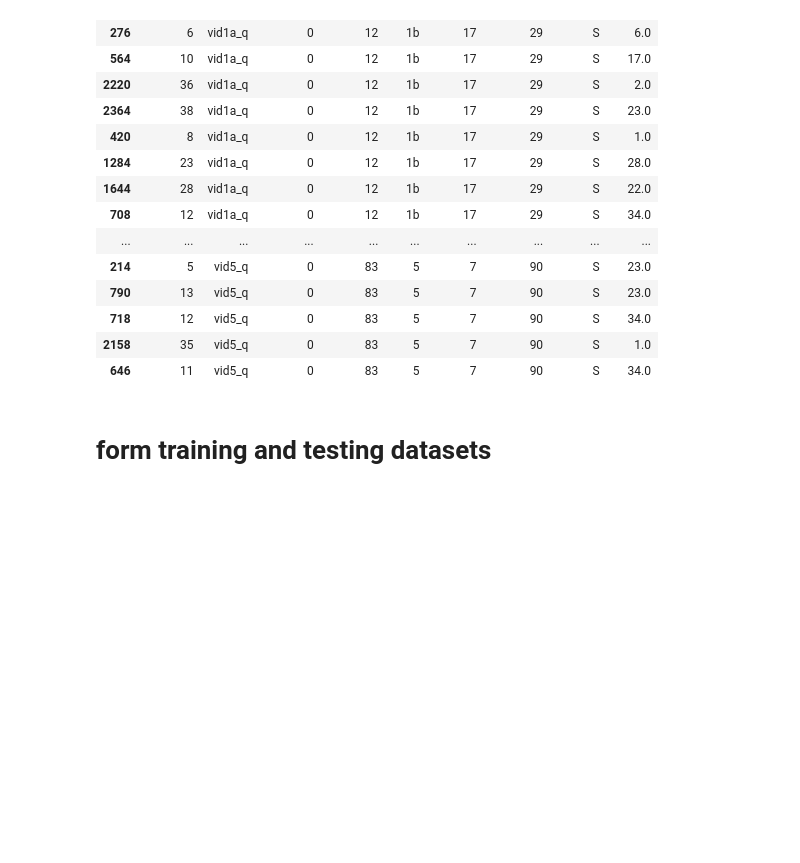
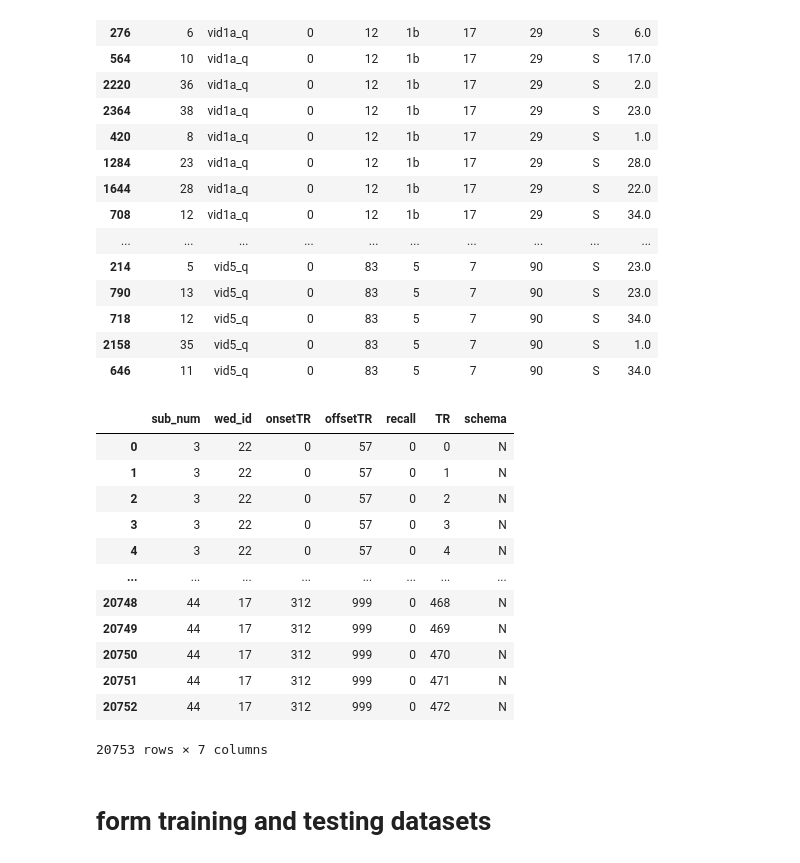
Before and after one commit to andrebeu/cswfmri, a Jupyter notebook: decodeState_recall1-split_by_schema.ipynb, the cells around one changed output. Saved outputs shown, nothing was run; the diff lists cells and outputs as text; code cells hidden in the pictures; blank space fills up the shorter version.

Commit message:
split by schema analysis finished

```diff
--- a/decodeState_recall1-split_by_schema.ipynb
+++ b/decodeState_recall1-split_by_schema.ipynb
@@ -39,7 +39,21 @@ view_df.iloc[:200]
 | 646 | 11 | vid5_q | 0 | 83 | 5 | 7 | 90 | S | 34.0 |
 # %%
 recall_df = pd.read_csv('deriv/recall_df.csv',index_col=0)
-# recall_df
+recall_df
+# %% [output]
+|  | sub_num | wed_id | onsetTR | offsetTR | recall | TR | schema |
+| 0 | 3 | 22 | 0 | 57 | 0 | 0 | N |
+| 1 | 3 | 22 | 0 | 57 | 0 | 1 | N |
+| 2 | 3 | 22 | 0 | 57 | 0 | 2 | N |
+| 3 | 3 | 22 | 0 | 57 | 0 | 3 | N |
+| 4 | 3 | 22 | 0 | 57 | 0 | 4 | N |
+| ... | ... | ... | ... | ... | ... | ... | ... |
+| 20748 | 44 | 17 | 312 | 999 | 0 | 468 | N |
+| 20749 | 44 | 17 | 312 | 999 | 0 | 469 | N |
+| 20750 | 44 | 17 | 312 | 999 | 0 | 470 | N |
+| 20751 | 44 | 17 | 312 | 999 | 0 | 471 | N |
+| 20752 | 44 | 17 | 312 | 999 | 0 | 472 | N |
+20753 rows × 7 columns
 # %% [markdown]
 # form training and testing datasets
 # %% [markdown]
```
Also changed, not shown: parts of 5 cells of this notebook, 1 other file.
